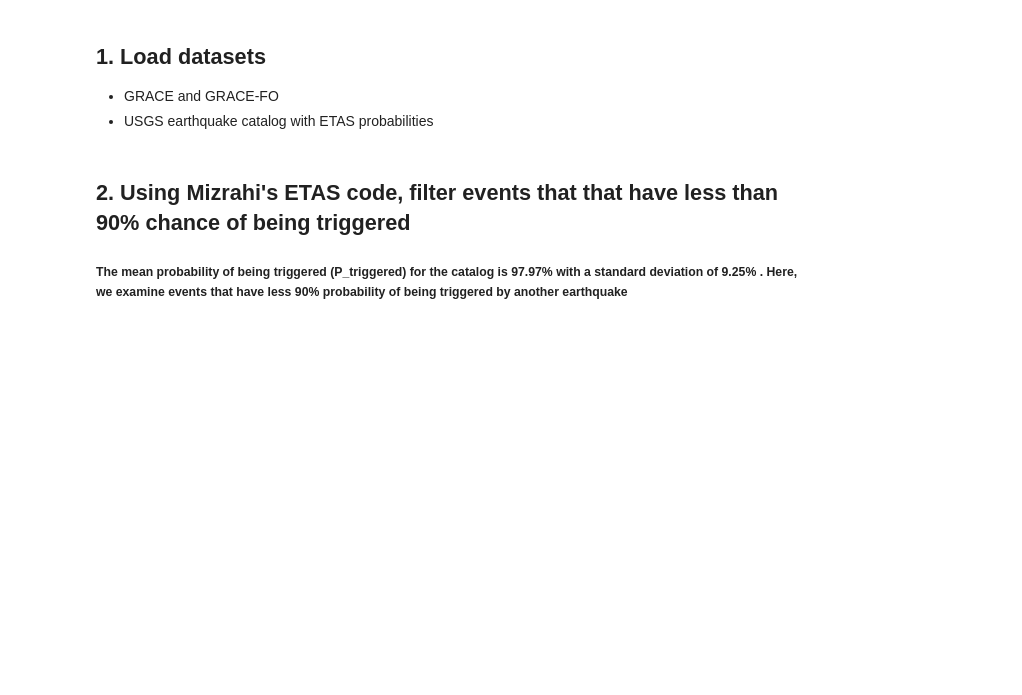
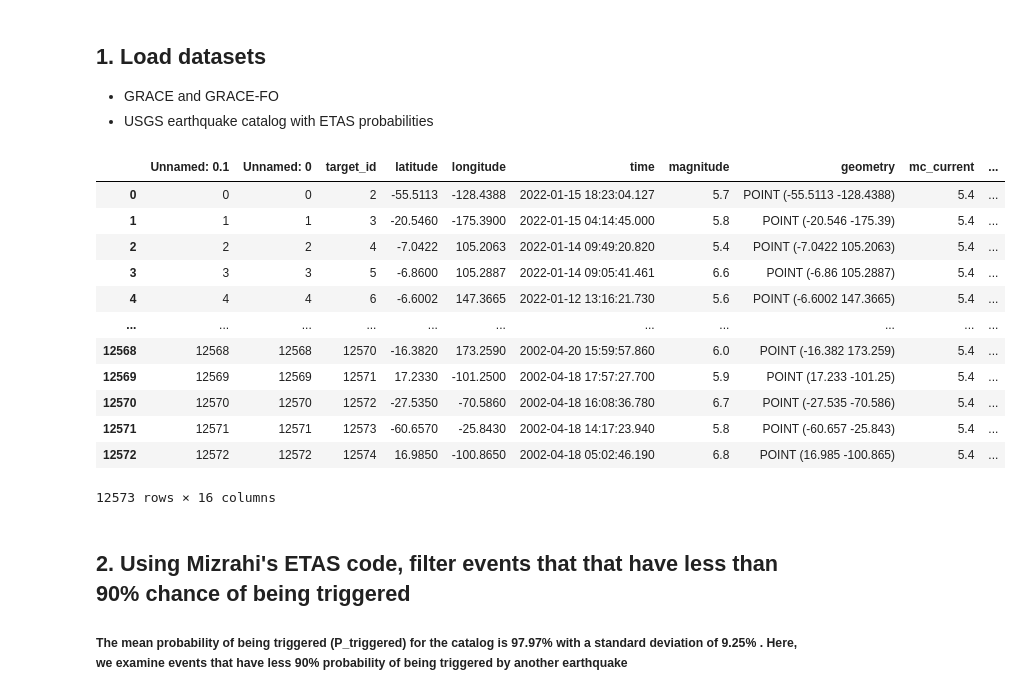
Before and after one commit to amandasyamsul/SLIQ, a Jupyter notebook: SLIQ-by-mascon.ipynb, the cells around one changed output. Drawn from its saved outputs; the diff is of its cells as text; code cells hidden in the pictures; blank space fills up the shorter version.

```diff
--- a/SLIQ-by-mascon.ipynb
+++ b/SLIQ-by-mascon.ipynb
@@ -42,6 +42,22 @@ original_catalog = pd.read_csv('19970101-20220116.csv')
 original_catalog = original_catalog[original_catalog['time']>'2002-04-16']
 original_catalog = original_catalog[original_catalog['time']<'2022-01-16']
 cat = original_catalog.reset_index()
+# %%
+catalog
+# %% [output]
+|  | Unnamed: 0.1 | Unnamed: 0 | target_id | latitude | longitude | time | magnitude | geometry | mc_current | ... |
+| 0 | 0 | 0 | 2 | -55.5113 | -128.4388 | 2022-01-15 18:23:04.127 | 5.7 | POINT (-55.5113 -128.4388) | 5.4 | ... |
+| 1 | 1 | 1 | 3 | -20.5460 | -175.3900 | 2022-01-15 04:14:45.000 | 5.8 | POINT (-20.546 -175.39) | 5.4 | ... |
+| 2 | 2 | 2 | 4 | -7.0422 | 105.2063 | 2022-01-14 09:49:20.820 | 5.4 | POINT (-7.0422 105.2063) | 5.4 | ... |
+| 3 | 3 | 3 | 5 | -6.8600 | 105.2887 | 2022-01-14 09:05:41.461 | 6.6 | POINT (-6.86 105.2887) | 5.4 | ... |
+| 4 | 4 | 4 | 6 | -6.6002 | 147.3665 | 2022-01-12 13:16:21.730 | 5.6 | POINT (-6.6002 147.3665) | 5.4 | ... |
+| ... | ... | ... | ... | ... | ... | ... | ... | ... | ... | ... |
+| 12568 | 12568 | 12568 | 12570 | -16.3820 | 173.2590 | 2002-04-20 15:59:57.860 | 6.0 | POINT (-16.382 173.259) | 5.4 | ... |
+| 12569 | 12569 | 12569 | 12571 | 17.2330 | -101.2500 | 2002-04-18 17:57:27.700 | 5.9 | POINT (17.233 -101.25) | 5.4 | ... |
+| 12570 | 12570 | 12570 | 12572 | -27.5350 | -70.5860 | 2002-04-18 16:08:36.780 | 6.7 | POINT (-27.535 -70.586) | 5.4 | ... |
+| 12571 | 12571 | 12571 | 12573 | -60.6570 | -25.8430 | 2002-04-18 14:17:23.940 | 5.8 | POINT (-60.657 -25.843) | 5.4 | ... |
+| 12572 | 12572 | 12572 | 12574 | 16.9850 | -100.8650 | 2002-04-18 05:02:46.190 | 6.8 | POINT (16.985 -100.865) | 5.4 | ... |
+12573 rows × 16 columns
 # %%
 depth = cat['depth']
 catalog['depth'] = depth
```
Also changed, not shown: parts of 16 cells of this notebook.
